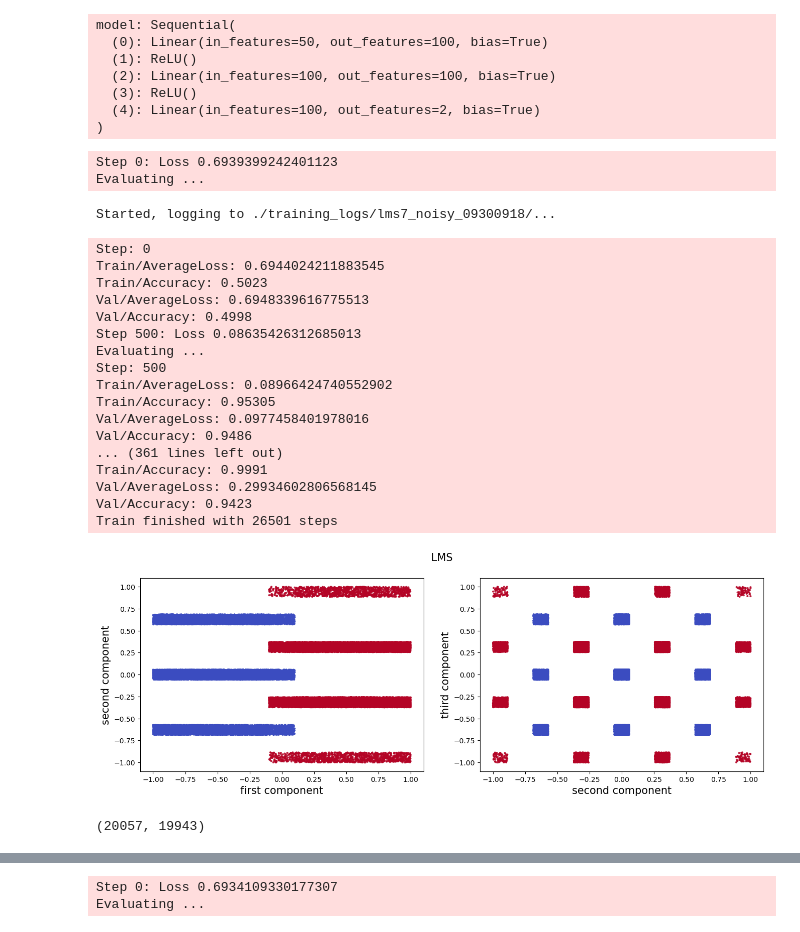
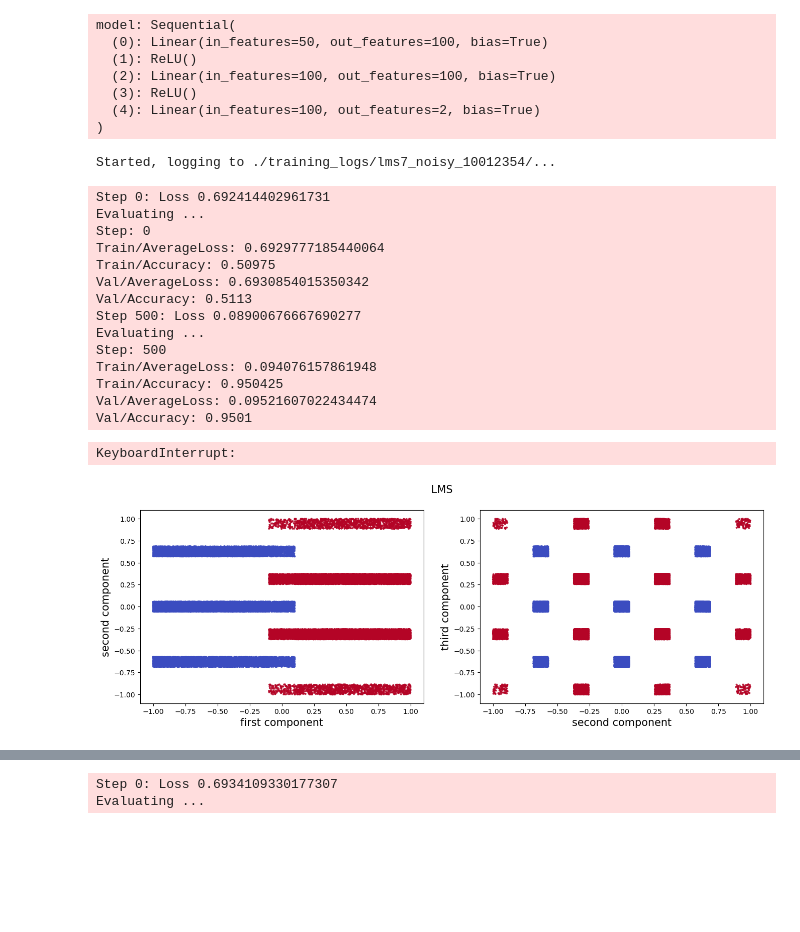
Before and after one commit to tianwen-fu/701-simplicity-bias, a Jupyter notebook: notebooks/train_fcn.ipynb, the cells around one changed output, grey strips where cells are left out. Cells and saved outputs as stored; diff of their text form; code cells hidden in the pictures; blank space fills up the shorter version.

```diff
--- a/notebooks/train_fcn.ipynb
+++ b/notebooks/train_fcn.ipynb
@@ -23,6 +18,7 @@ The autoreload extension is already loaded. To reload it, use:
 # follow the config of original paper
 
 model_config = dict(
+    cls='fcn',
     num_layers=2,
     input_dim=50,
     output_dim=2,
@@ -52,16 +33,22 @@ trainer_logger.setLevel('DEBUG')
 trainer_logger.addHandler(StreamHandler())
 trainer_config = dict(
     train_data=dict(
-        dataset=train_data,
+        dataset=dict(
+            cls='linear_slabs',
+            data_path='./data/lms_7_40000_noisy_train.npz'
+        ),
         batch_size=256,
         shuffle=True
     ), val_data=dict(
-        dataset=val_data,
+        dataset=dict(
+            cls='linear_slabs',
+            data_path='./data/lms_7_40000_noisy_val.npz'
+        ),
         batch_size=256,
         shuffle=False
     ),
-    model=generate_fcn(**model_config),
-    loss=torch.nn.CrossEntropyLoss(),
+    model=model_config,
+    loss=dict(cls='CE'),
     device='cuda' if torch.cuda.is_available() else 'cpu',
     evaluate_interval=500,
     save_interval=0,
@@ -87,35 +74,25 @@ model: Sequential(
 # %%
 trainer.run()
 # %% [output]
-Step 0: Loss 0.6939399242401123
-Evaluating ...
+Started, logging to ./training_logs/lms7_noisy_10012354/...
-Started, logging to ./training_logs/lms7_noisy_09300918/...
+Step 0: Loss 0.692414402961731
+Evaluating ...
+Step: 0
+Train/AverageLoss: 0.6929777185440064
+Train/Accuracy: 0.50975
+Val/AverageLoss: 0.6930854015350342
+Val/Accuracy: 0.5113
+Step 500: Loss 0.08900676667690277
+Evaluating ...
+Step: 500
+Train/AverageLoss: 0.094076157861948
+Train/Accuracy: 0.950425
+Val/AverageLoss: 0.09521607022434474
+Val/Accuracy: 0.9501
-Step: 0
-Train/AverageLoss: 0.6944024211883545
-Train/Accuracy: 0.5023
-Val/AverageLoss: 0.6948339616775513
-Val/Accuracy: 0.4998
-Step 500: Loss 0.08635426312685013
-Evaluating ...
-Step: 500
-Train/AverageLoss: 0.08966424740552902
-Train/Accuracy: 0.95305
-Val/AverageLoss: 0.0977458401978016
-Val/Accuracy: 0.9486
-... (361 lines left out)
-Train/Accuracy: 0.9991
-Val/AverageLoss: 0.29934602806568145
-Val/Accuracy: 0.9423
-Train finished with 26501 steps
+KeyboardInterrupt:
-# %%
-x, y = train_data.tensors
-x = x.cpu().numpy()
-y = y.cpu().numpy()
-visualize_lms_array(x, y, w)
-# %% [output]
-[figure, removed]
-# %%
-(y == 0).sum(), (y==1).sum()
-# %% [output]
-(20057, 19943)
+# %%
+train_dataset = trainer.train_data.dataset
+train_dataset.visualize()
+# %% [output]
+[figure, added]
 # %%
```
Also changed, not shown: parts of 5 cells of this notebook, 5 other files.
